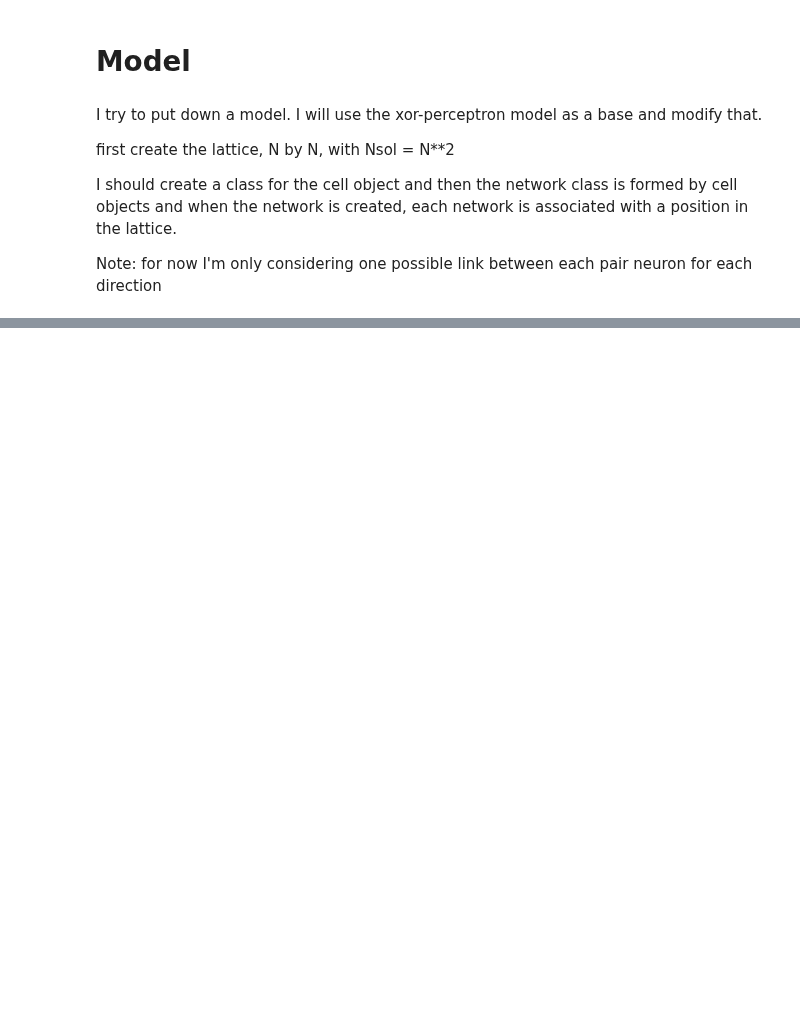
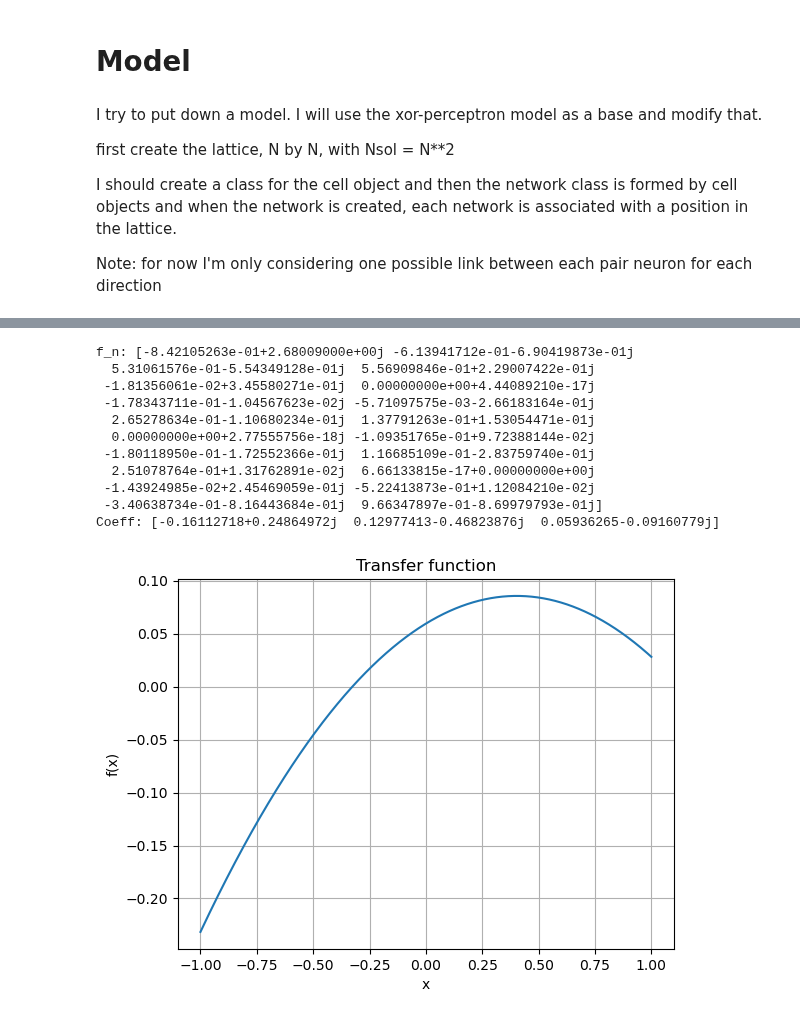
Before and after one commit to pietromalagoli/NeuronEvolution, a Jupyter notebook: main/model_np.ipynb, the cells around one changed output, grey strips where cells are left out. Cells and saved outputs as stored; diff of their text form; code cells hidden in the pictures; blank space fills up the shorter version.

```diff
--- a/main/model_np.ipynb
+++ b/main/model_np.ipynb
@@ -446,0 +493,14 @@ array([0.])
+# %%
+def plot_T(T:np.ndarray,par:dict) -> None:
+    f_n = np.fft.ifft(T)
+    print(f'f_n: {f_n}')
+    coeff = np.polyfit(par['x_n'],f_n,2)    # fit the series of function value with a polynomial of degree up to 5
+    print(f'Coeff: {coeff}')
+    new_fun = np.poly1d(coeff)                      # generate the new functional from the fit results
+    x = np.linspace(min(par['x_n']),max(par['x_n']),1000)
+    plt.plot(x,new_fun(x))
+    plt.grid()
+    plt.xlabel('x')
+    plt.ylabel('f(x)')
+    plt.title('Transfer function')
+    plt.show()
@@ -447,3 +548,18 @@ array([0.])
+# %%
+plot_T(sol.T[0,:],par)
+# %% [output]
+f_n: [-8.42105263e-01+2.68009000e+00j -6.13941712e-01-6.90419873e-01j
+  5.31061576e-01-5.54349128e-01j  5.56909846e-01+2.29007422e-01j
+ -1.81356061e-02+3.45580271e-01j  0.00000000e+00+4.44089210e-17j
+ -1.78343711e-01-1.04567623e-02j -5.71097575e-03-2.66183164e-01j
+  2.65278634e-01-1.10680234e-01j  1.37791263e-01+1.53054471e-01j
+  0.00000000e+00+2.77555756e-18j -1.09351765e-01+9.72388144e-02j
+ -1.80118950e-01-1.72552366e-01j  1.16685109e-01-2.83759740e-01j
+  2.51078764e-01+1.31762891e-02j  6.66133815e-17+0.00000000e+00j
+ -1.43924985e-02+2.45469059e-01j -5.22413873e-01+1.12084210e-02j
+ -3.40638734e-01-8.16443684e-01j  9.66347897e-01-8.69979793e-01j]
+Coeff: [-0.16112718+0.24864972j  0.12977413-0.46823876j  0.05936265-0.09160779j]
+[figure, added]
 # %%
 #### EXECUTION
 # Generate random keys
```
Also changed, not shown: parts of 12 cells of this notebook, 1 other file.
